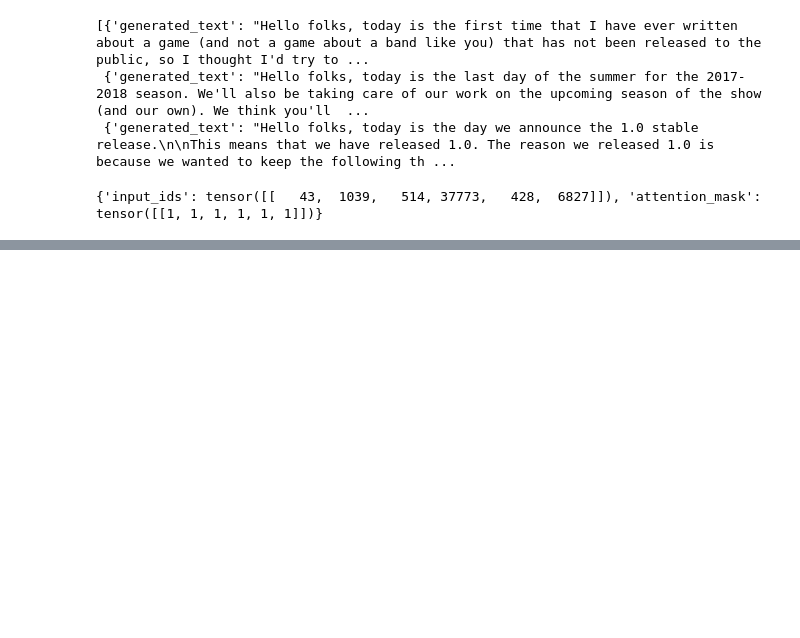
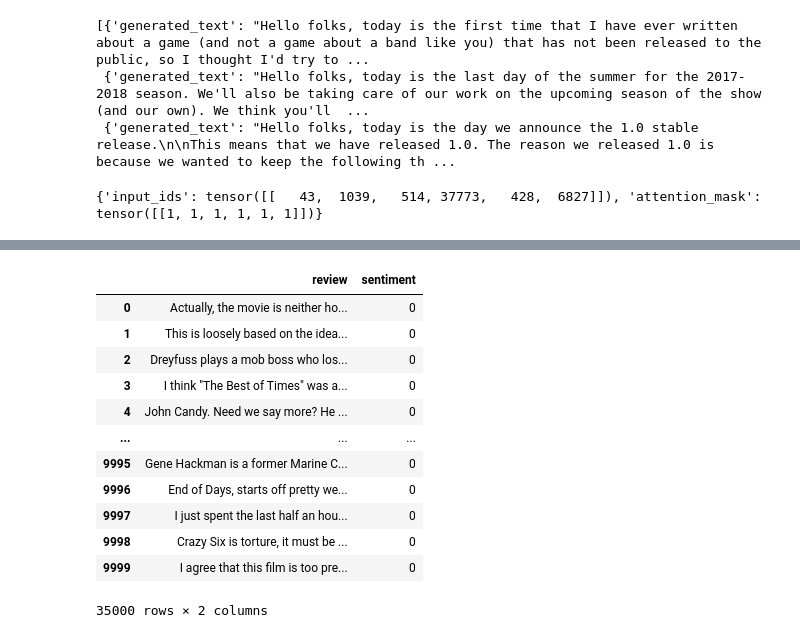
Before and after one commit to Swanger-Iz/ML_pytorch_lessons, a Jupyter notebook: book_rashka/NNs/rnn/transformers_learn.ipynb, the cells around one changed output, grey strips where cells are left out. Cells and saved outputs as stored; diff of their text form; code cells hidden in the pictures; blank space fills up the shorter version.

```diff
--- a/book_rashka/NNs/rnn/transformers_learn.ipynb
+++ b/book_rashka/NNs/rnn/transformers_learn.ipynb
@@ -355,0 +458,16 @@ encoded_input
+# %%
+pd.concat([train_df, test_df.iloc[:10000]], axis=0)
+# %% [output]
+|  | review | sentiment |
+| 0 | Actually, the movie is neither ho... | 0 |
+| 1 | This is loosely based on the idea... | 0 |
+| 2 | Dreyfuss plays a mob boss who los... | 0 |
+| 3 | I think "The Best of Times" was a... | 0 |
+| 4 | John Candy. Need we say more? He ... | 0 |
+| ... | ... | ... |
+| 9995 | Gene Hackman is a former Marine C... | 0 |
+| 9996 | End of Days, starts off pretty we... | 0 |
+| 9997 | I just spent the last half an hou... | 0 |
+| 9998 | Crazy Six is torture, it must be ... | 0 |
+| 9999 | I agree that this film is too pre... | 0 |
+35000 rows × 2 columns
```
Also changed, not shown: parts of 12 cells of this notebook.
